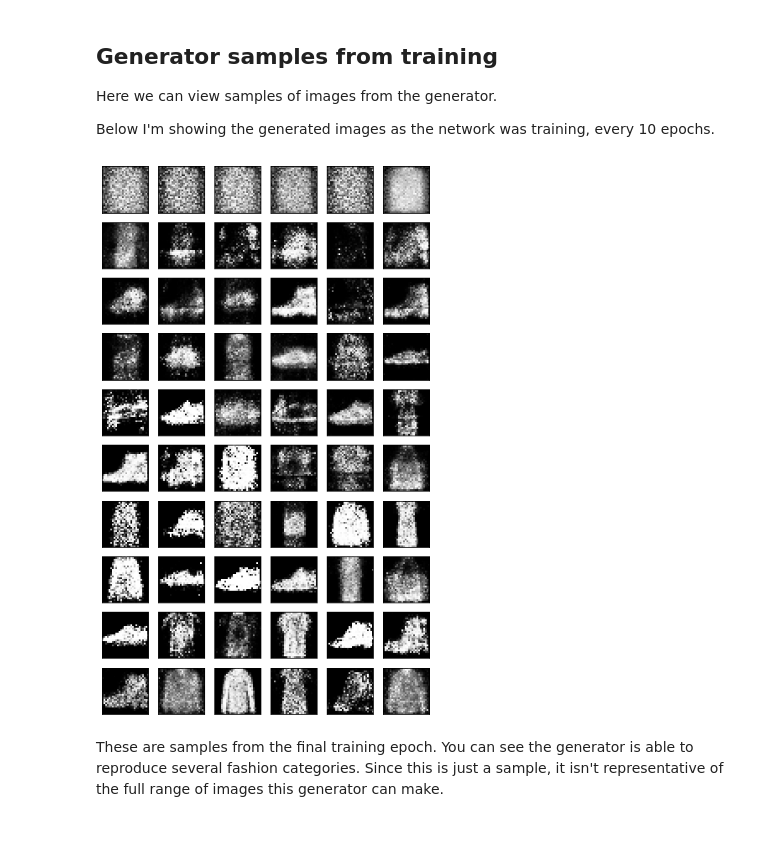
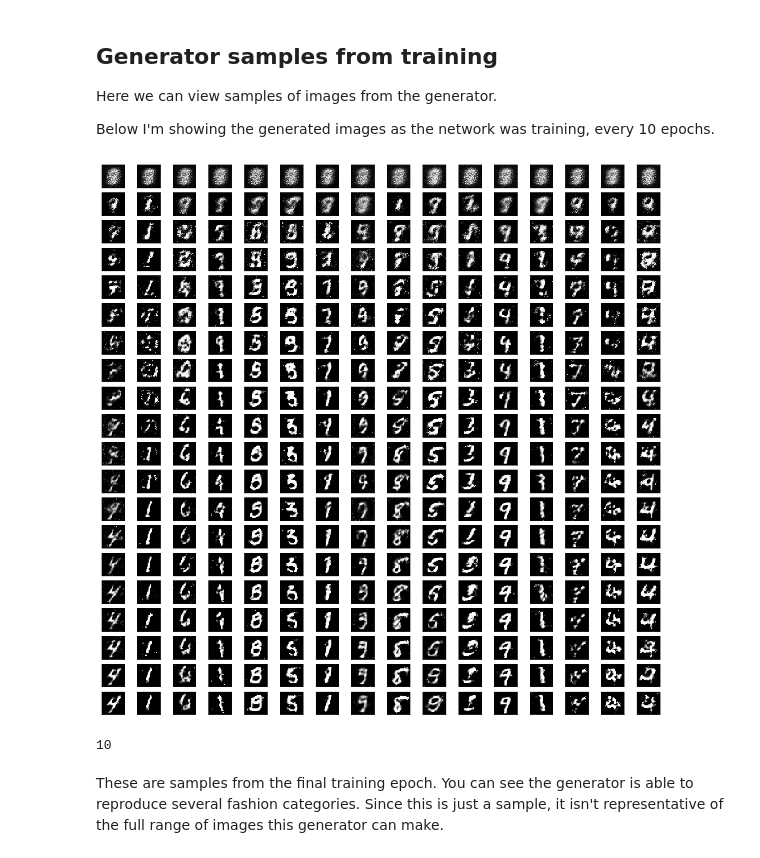
Before and after one commit to dustinvanstee/aicoc-ai-immersion, a Jupyter notebook: GAN/Pytorch_MNIST_GAN_example.ipynb, the cells around one changed output. Drawn from its saved outputs; the diff is of its cells as text; code cells hidden in the pictures.

```diff
--- a/GAN/Pytorch_MNIST_GAN_example.ipynb
+++ b/GAN/Pytorch_MNIST_GAN_example.ipynb
@@ -28,17 +32,15 @@ import matplotlib.pyplot as plt
 # %% [markdown]
 ## Load Training And Valiation Data Sets
 # %%
-batch_size = 128
+batch_size = 32
 
 transform = transforms.Compose([transforms.ToTensor(),
                               transforms.Normalize((0.5,), (0.5,)),
                               ])
 
-#trainset = datasets.MNIST('/Users/Nin/Desktop', download=False, train=True, transform=transform)
-trainset = datasets.FashionMNIST('/Users/Nin/Desktop', download=True, train=True, transform=transform)
+trainset = datasets.MNIST('./datasets', download=True, train=True, transform=transform)
 
-#valset = datasets.MNIST('/Users/Nin/Desktop', download=False, train=False, transform=transform)
-valset = datasets.FashionMNIST('/Users/Nin/Desktop', download=True, train=False, transform=transform)
+valset = datasets.MNIST('./datasets', download=True, train=False, transform=transform)
 
 trainloader = torch.utils.data.DataLoader(trainset, batch_size=batch_size, shuffle=True)
 valloader = torch.utils.data.DataLoader(valset, batch_size=batch_size, shuffle=True)
@@ -139,7 +152,7 @@ d_hidden_size = 128     # size of hidden layer in discriminator
 alpha = 0.01            # leaky ReLU alpha value
 num_epochs = 100        # number of iterations
 smooth = 0.1            # label smoothing value
-learning_rate = 0.002   # learning rate
+learning_rate = 0.001   # learning rate
 # %% [markdown]
 ## Build network
 
@@ -178,8 +233,14 @@ Finally, the generator losses are using `d_logits_fake`, the fake image logits.
 # %%
 samples = []
 
+gloss_curve = []
+dloss_curve = []
+
+
 for epoch in range(num_epochs):
 
+    dloss_epoch = 0
+    gloss_epoch = 0
     for real_images, labels in trainloader:
 
         # Train the generator
@@ -201,7 +262,6 @@ for epoch in range(num_epochs):
         one_labels = torch.ones_like(d_fake_logit) * (1 - smooth)
 
         g_loss = criterion(d_fake_logit, one_labels)
-
         ### Student code ends
 
         g_loss.backward()
@@ -233,10 +293,22 @@ for epoch in range(num_epochs):
         d_loss.backward()
         d_optimizer.step()
 
+        dloss_epoch += d_loss
+        gloss_epoch += g_loss
+
+    # Loss Curves
+    gloss_curve.append(gloss_epoch)
+    dloss_curve.append(dloss_epoch)
+
+    # plot intermediate results !
+    viz_network(epoch, dloss_curve, gloss_curve, z_vector, g_model)
+
+
+
     # Save several samples of generator's output after each epoch
-    sample_z = np.random.uniform(-1, 1, size=(16, z_size))
-    sample_z = torch.from_numpy(sample_z).float()
-    gen_samples = g_model(sample_z)
+    # sample_z = np.random.uniform(-1, 1, size=(16, z_size))
+    # sample_z = torch.from_numpy(z_vector).float()
+    gen_samples = g_model(z_vector)
     samples.append(gen_samples)
 
     print("epoch", epoch+1)
@@ -265,16 +323,21 @@ Here we can view samples of images from the generator.
 
 Below I'm showing the generated images as the network was training, every 10 epochs.
 # %%
-rows, cols = 10, 6
-fig, axes = plt.subplots(figsize=(7,12), nrows=rows, ncols=cols, sharex=True, sharey=True)
+rows, cols = 20, 16
+fig, axes = plt.subplots(figsize=(20,20), nrows=rows, ncols=cols, sharex=True, sharey=True)
 
 for sample, ax_row in zip(samples[::int(len(samples)/rows)], axes):
     for img, ax in zip(sample[::int(len(sample)/cols)], ax_row):
         ax.imshow(img.detach().numpy().reshape((28,28)), cmap='Greys_r')
         ax.xaxis.set_visible(False)
         ax.yaxis.set_visible(False)
 # %% [output]
-[figure, old version]
+[figure, new version]
+# %%
+len(samples)
+len(samples[::10])
+# %% [output]
+10
 # %% [markdown]
 These are samples from the final training epoch. You can see the generator is able to reproduce several fashion categories. Since this is just a sample, it isn't representative of the full range of images this generator can make.
 # %%
```
Also changed, not shown: parts of 7 cells of this notebook, 3 other files.
